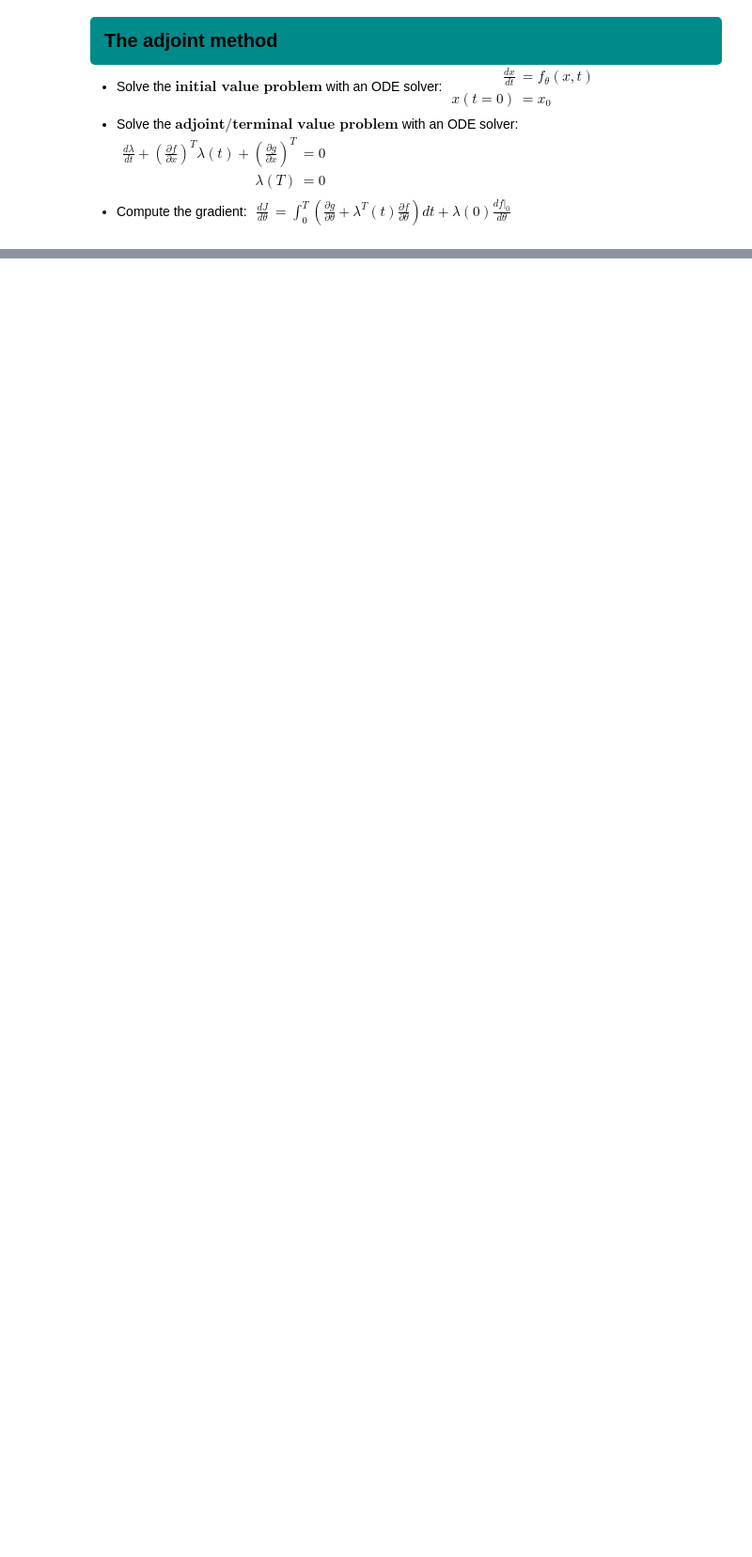
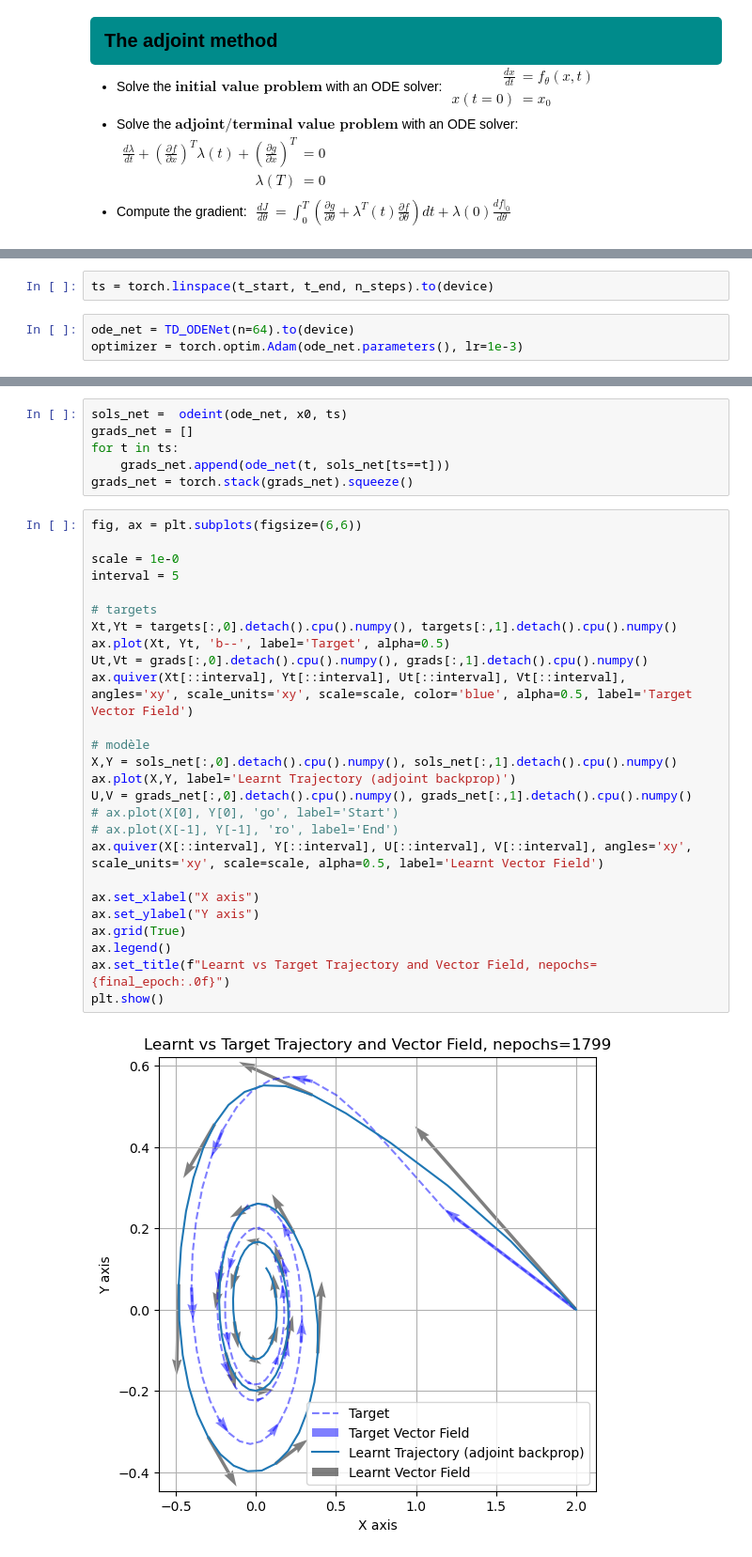
Before and after one commit to BenjaminDeporte/MVA_Stage, a Jupyter notebook: Latent_ODE_Basics.ipynb, the cells around one changed output, grey strips where cells are left out. Shown at 94% size. Drawn from its saved outputs; the diff is of its cells as text; blank space fills up the shorter version.

```diff
--- a/Latent_ODE_Basics.ipynb
+++ b/Latent_ODE_Basics.ipynb
@@ -318,0 +365,5 @@ from torchdiffeq import odeint_adjoint as odeint
+# %%
+ts = torch.linspace(t_start, t_end, n_steps).to(device)
+# %%
+ode_net = TD_ODENet(n=64).to(device)
+optimizer = torch.optim.Adam(ode_net.parameters(), lr=1e-3)
@@ -318,0 +398,34 @@ from torchdiffeq import odeint_adjoint as odeint
+# %%
+sols_net =  odeint(ode_net, x0, ts)
+grads_net = []
+for t in ts:
+    grads_net.append(ode_net(t, sols_net[ts==t]))
+grads_net = torch.stack(grads_net).squeeze()
+# %%
+fig, ax = plt.subplots(figsize=(6,6))
+
+scale = 1e-0
+interval = 5
+
+# targets
+Xt,Yt = targets[:,0].detach().cpu().numpy(), targets[:,1].detach().cpu().numpy()
+ax.plot(Xt, Yt, 'b--', label='Target', alpha=0.5)
+Ut,Vt = grads[:,0].detach().cpu().numpy(), grads[:,1].detach().cpu().numpy()
+ax.quiver(Xt[::interval], Yt[::interval], Ut[::interval], Vt[::interval], angles='xy', scale_units='xy', scale=scale, color='blue', alpha=0.5, label='Target Vector Field')
+
+# modèle
+X,Y = sols_net[:,0].detach().cpu().numpy(), sols_net[:,1].detach().cpu().numpy()
+ax.plot(X,Y, label='Learnt Trajectory (adjoint backprop)')
+U,V = grads_net[:,0].detach().cpu().numpy(), grads_net[:,1].detach().cpu().numpy()
+# ax.plot(X[0], Y[0], 'go', label='Start')
+# ax.plot(X[-1], Y[-1], 'ro', label='End')
+ax.quiver(X[::interval], Y[::interval], U[::interval], V[::interval], angles='xy', scale_units='xy', scale=scale, alpha=0.5, label='Learnt Vector Field')
+
+ax.set_xlabel("X axis")
+ax.set_ylabel("Y axis")
+ax.grid(True)
+ax.legend()
+ax.set_title(f"Learnt vs Target Trajectory and Vector Field, nepochs={final_epoch:.0f}")
+plt.show()
+# %% [output]
+[figure, added]
```
Also changed, not shown: parts of 14 cells of this notebook.
